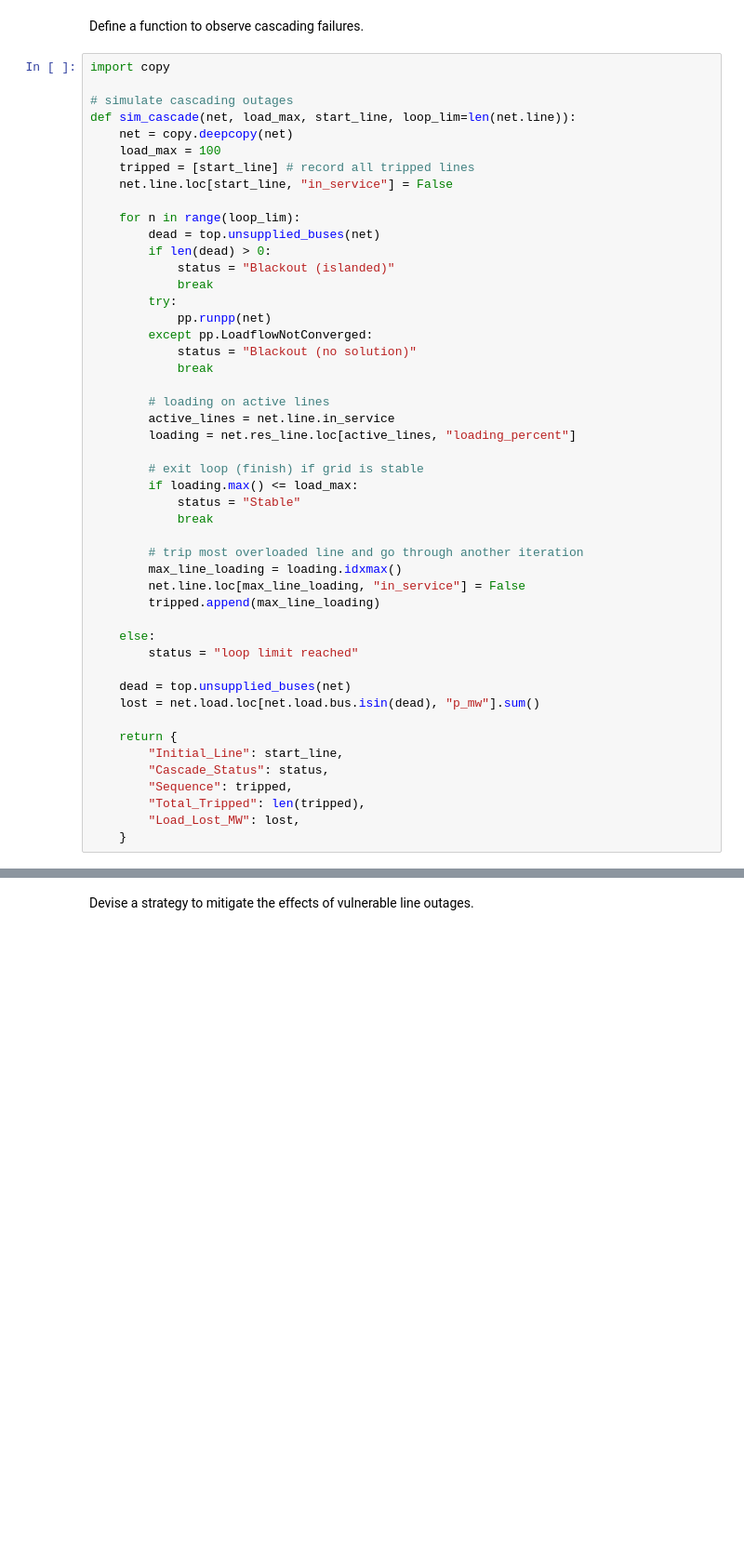
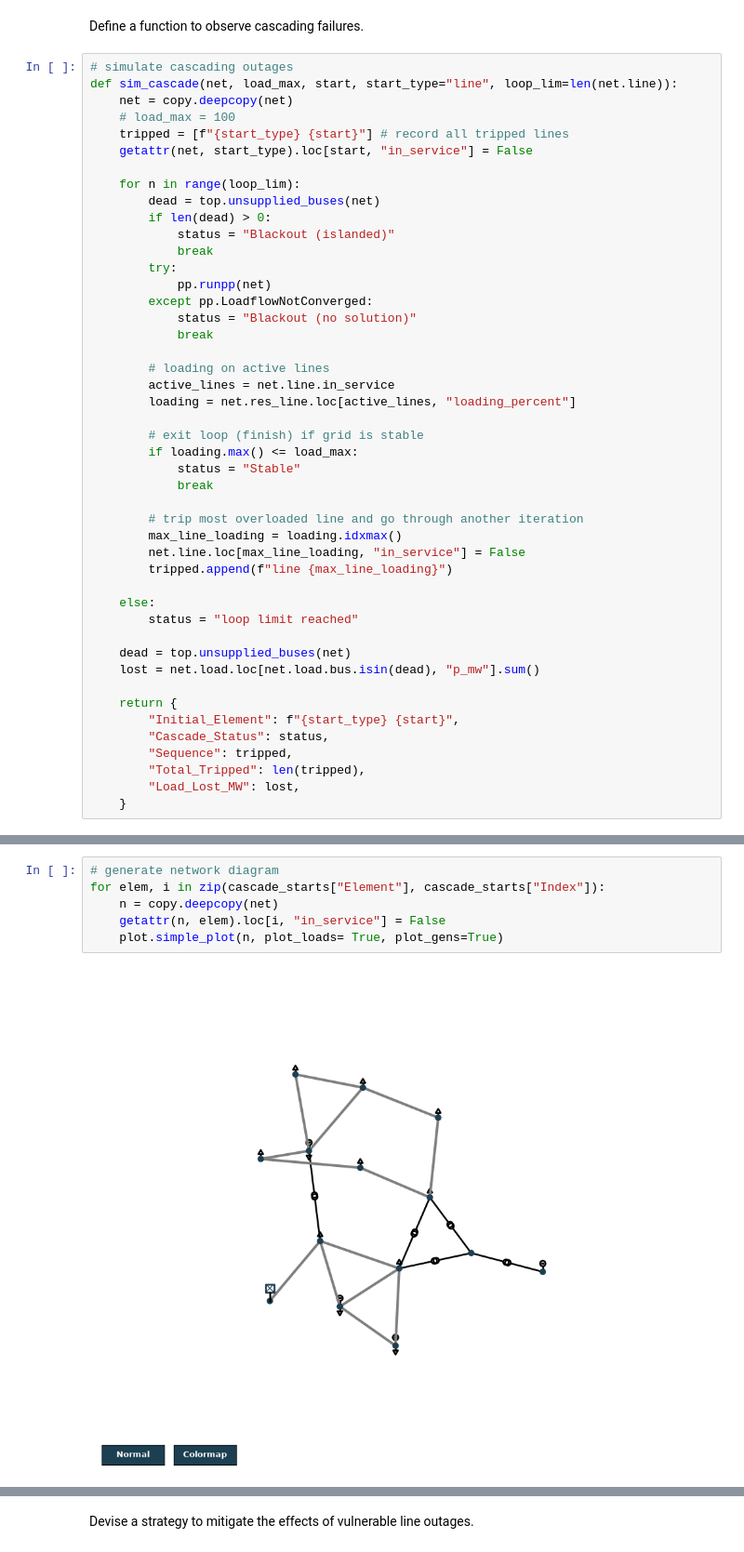
Before and after one commit to er-chang/Grid-Contingency-Analysis, a Jupyter notebook: notebook.ipynb, the cells around one changed output, grey strips where cells are left out. Shown at 93% size. Saved outputs shown, nothing was run; the diff lists cells and outputs as text; blank space fills up the shorter version.

```diff
--- a/notebook.ipynb
+++ b/notebook.ipynb
@@ -90,14 +85,12 @@ display(pd.DataFrame([base_row]))
 # %% [markdown]
 Define a function to observe cascading failures.
 # %%
-import copy
-
 # simulate cascading outages
-def sim_cascade(net, load_max, start_line, loop_lim=len(net.line)):
+def sim_cascade(net, load_max, start, start_type="line", loop_lim=len(net.line)):
     net = copy.deepcopy(net)
-    load_max = 100
-    tripped = [start_line] # record all tripped lines
-    net.line.loc[start_line, "in_service"] = False
+    # load_max = 100
+    tripped = [f"{start_type} {start}"] # record all tripped lines
+    getattr(net, start_type).loc[start, "in_service"] = False
 
     for n in range(loop_lim):
         dead = top.unsupplied_buses(net)
@@ -122,7 +115,7 @@ def sim_cascade(net, load_max, start_line, loop_lim=len(net.line)):
         # trip most overloaded line and go through another iteration
         max_line_loading = loading.idxmax()
         net.line.loc[max_line_loading, "in_service"] = False
-        tripped.append(max_line_loading)
+        tripped.append(f"line {max_line_loading}")
 
     else:
         status = "loop limit reached"
@@ -131,7 +124,7 @@ def sim_cascade(net, load_max, start_line, loop_lim=len(net.line)):
     lost = net.load.loc[net.load.bus.isin(dead), "p_mw"].sum()
 
     return {
-        "Initial_Line": start_line,
+        "Initial_Element": f"{start_type} {start}",
         "Cascade_Status": status,
         "Sequence": tripped,
         "Total_Tripped": len(tripped),
@@ -202,0 +201,8 @@ display(cascade_df)
+# %%
+# generate network diagram
+for elem, i in zip(cascade_starts["Element"], cascade_starts["Index"]):
+    n = copy.deepcopy(net)
+    getattr(n, elem).loc[i, "in_service"] = False
+    plot.simple_plot(n, plot_loads= True, plot_gens=True)
+# %% [output]
+[figure, added]
```
Also changed, not shown: parts of 13 cells of this notebook, 2 other files.
